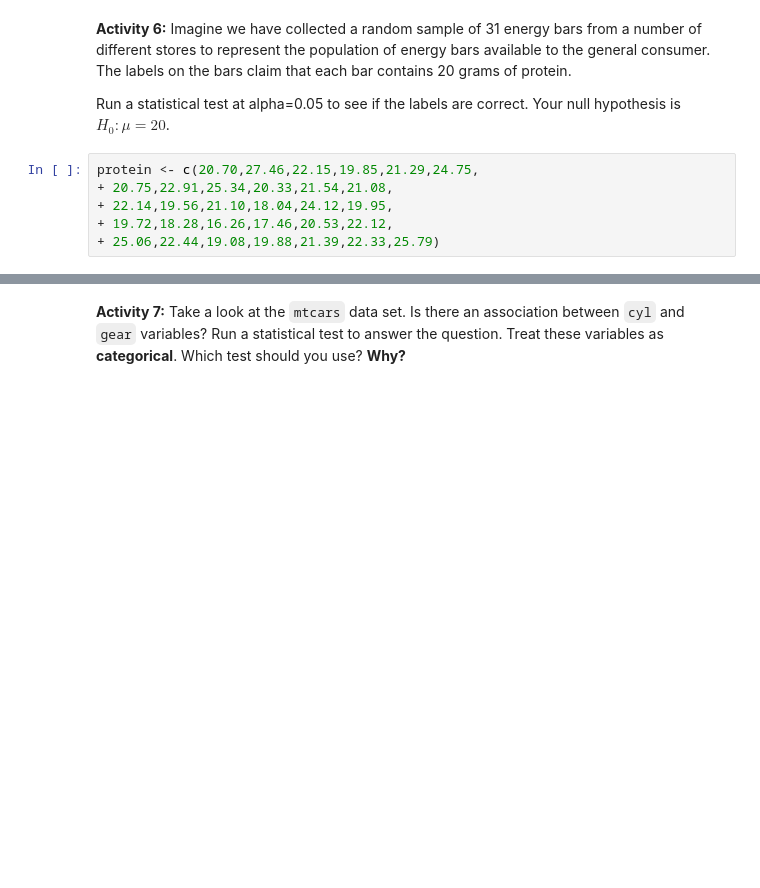
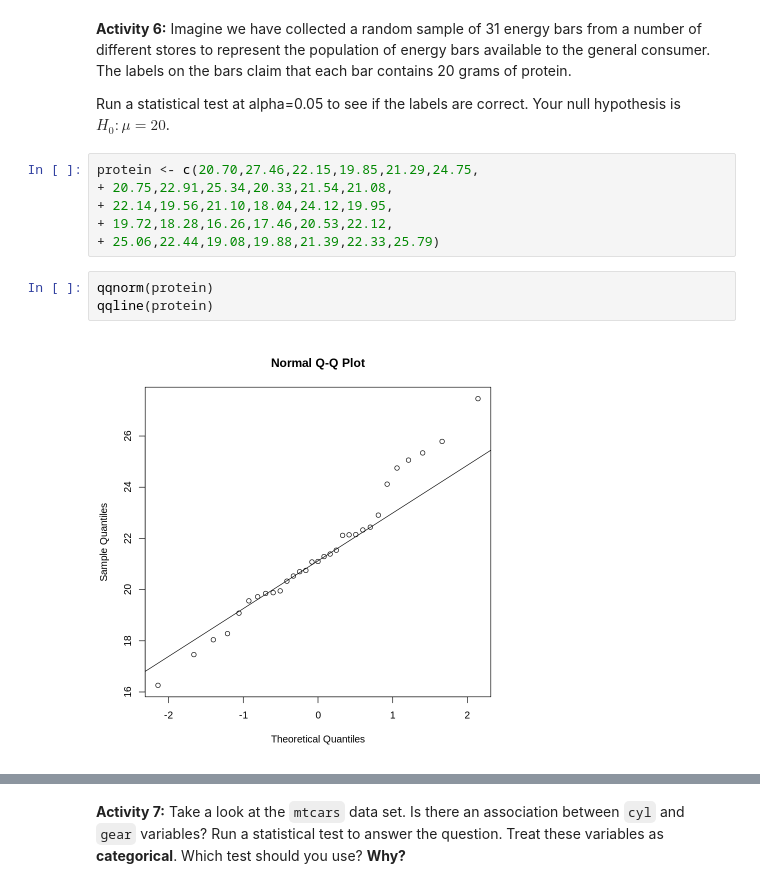
Before and after one commit to SteeltownRiot/DSA, a Jupyter notebook: DSA-7020 Stats for Data Analysis/Module 6 - Hypothesis Testing/Exercises/Exercises.ipynb, the cells around one changed output, grey strips where cells are left out. Saved outputs shown, nothing was run; the diff lists cells and outputs as text; blank space fills up the shorter version.

```diff
--- a/DSA-7020 Stats for Data Analysis/Module 6 - Hypothesis Testing/Exercises/Exercises.ipynb
+++ b/DSA-7020 Stats for Data Analysis/Module 6 - Hypothesis Testing/Exercises/Exercises.ipynb
@@ -77,3 +236,8 @@ protein <- c(20.70,27.46,22.15,19.85,21.29,24.75,
 + 22.14,19.56,21.10,18.04,24.12,19.95,
 + 19.72,18.28,16.26,17.46,20.53,22.12,
 + 25.06,22.44,19.08,19.88,21.39,22.33,25.79)
+# %%
+qqnorm(protein)
+qqline(protein)
+# %% [output]
+[figure, added]
```
Also changed, not shown: parts of 32 cells of this notebook.
